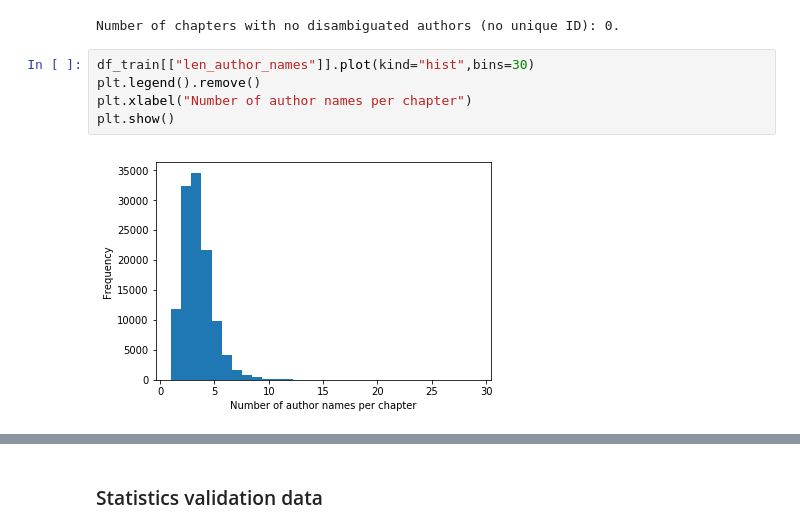
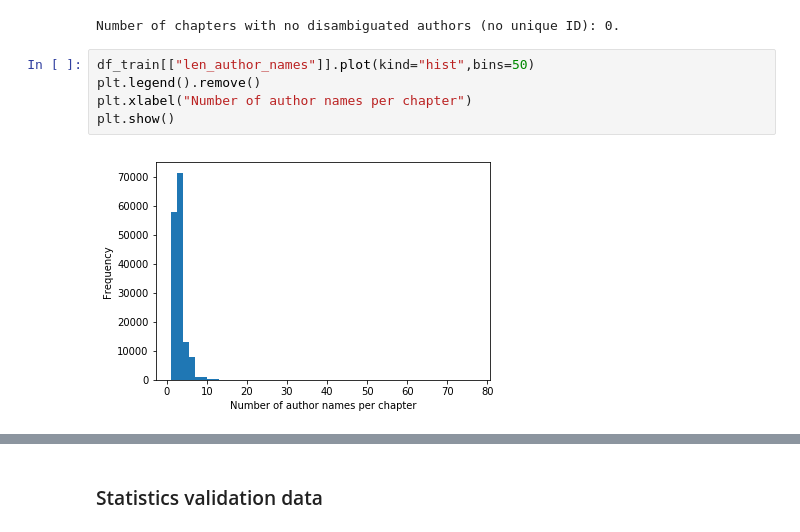
Before and after one commit to andreeaiana/graph_confrec, a Jupyter notebook: notebooks/Exploration General Authors.ipynb, the cells around one changed output, grey strips where cells are left out. Cells and saved outputs as stored; diff of their text form.

```diff
--- a/notebooks/Exploration General Authors.ipynb
+++ b/notebooks/Exploration General Authors.ipynb
@@ -128,9 +122,9 @@ print("Number of chapters with no disambiguated authors (no unique ID): {}.".for
 # %% [output]
 Number of chapters with no disambiguated authors (no unique ID): 0.
 # %%
-df_train[["len_author_names"]].plot(kind="hist",bins=30)
+df_train[["len_author_names"]].plot(kind="hist",bins=50)
 plt.legend().remove()
 plt.xlabel("Number of author names per chapter")
 plt.show()
 # %% [output]
-[figure, old version]
+[figure, new version]
```
Also changed, not shown: parts of 36 cells of this notebook.
